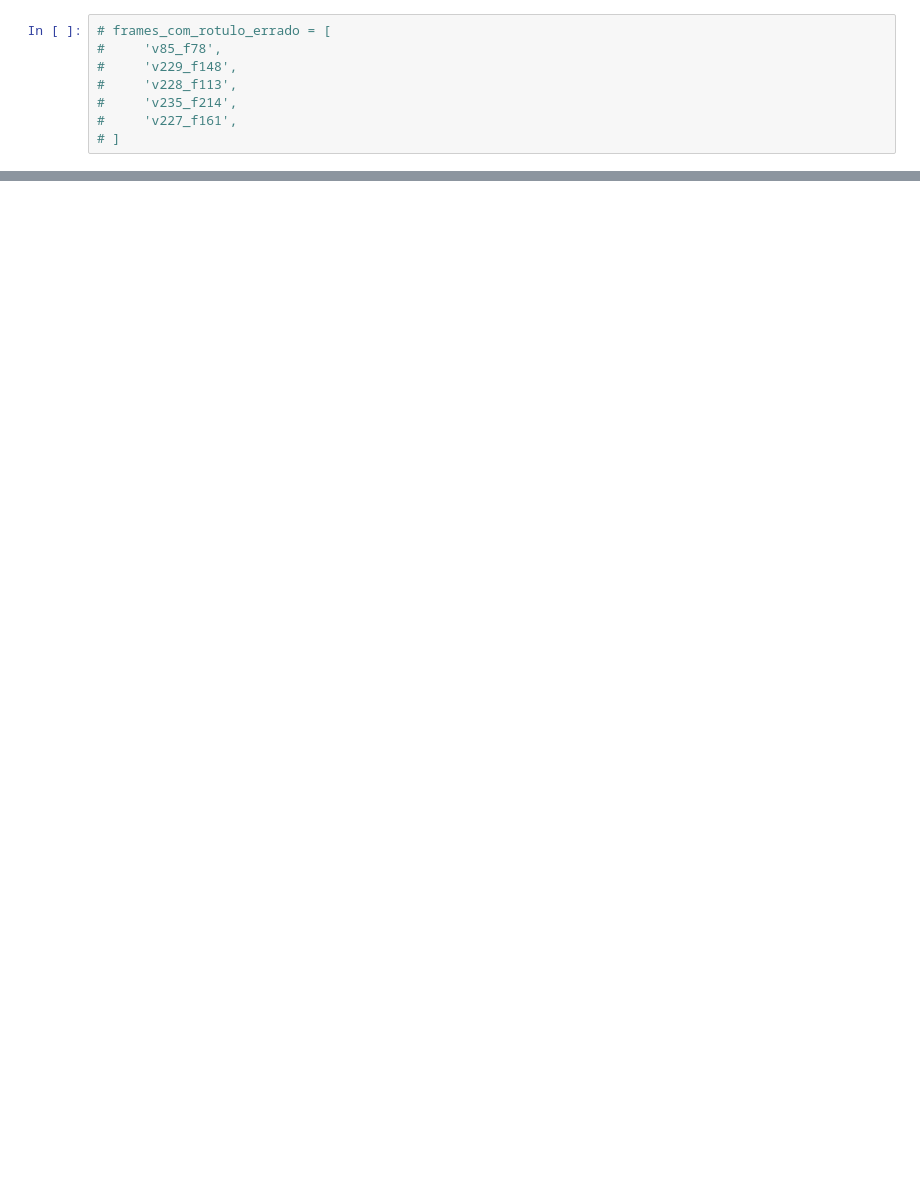
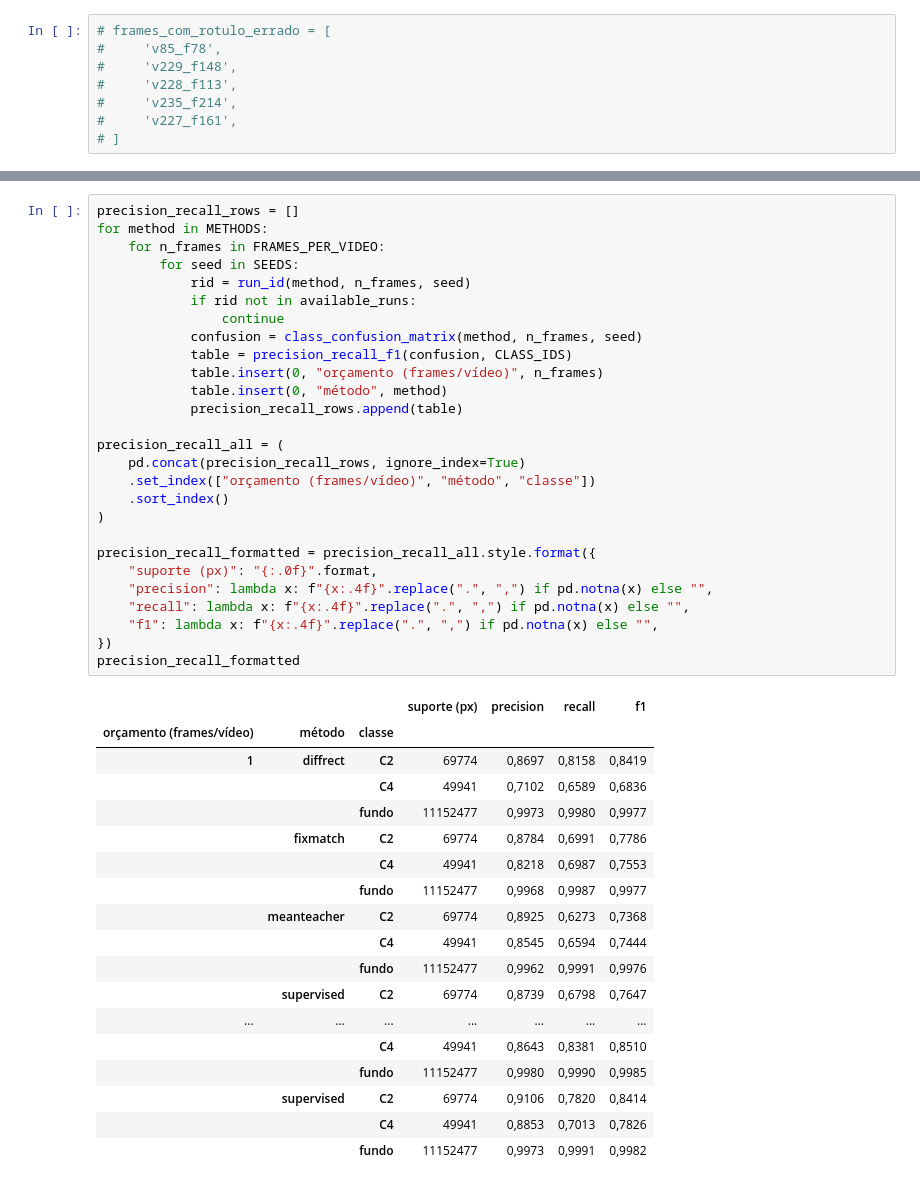
Before and after one commit to caioseda/vfss-seg-benchmark, a Jupyter notebook: notebooks/hyphotesis_testing/experiment_1_does_ssl_helps_frames_per_video.ipynb, the cells around one changed output, grey strips where cells are left out. Cells and saved outputs as stored; diff of their text form; blank space fills up the shorter version.

```diff
--- a/notebooks/hyphotesis_testing/experiment_1_does_ssl_helps_frames_per_video.ipynb
+++ b/notebooks/hyphotesis_testing/experiment_1_does_ssl_helps_frames_per_video.ipynb
@@ -1644,0 +1827,46 @@ HBox(children=(FloatSlider(value=1.0, continuous_update=False, description='zoom
+# %%
+precision_recall_rows = []
+for method in METHODS:
+    for n_frames in FRAMES_PER_VIDEO:
+        for seed in SEEDS:
+            rid = run_id(method, n_frames, seed)
+            if rid not in available_runs:
+                continue
+            confusion = class_confusion_matrix(method, n_frames, seed)
+            table = precision_recall_f1(confusion, CLASS_IDS)
+            table.insert(0, "orçamento (frames/vídeo)", n_frames)
+            table.insert(0, "método", method)
+            precision_recall_rows.append(table)
+
+precision_recall_all = (
+    pd.concat(precision_recall_rows, ignore_index=True)
+    .set_index(["orçamento (frames/vídeo)", "método", "classe"])
+    .sort_index()
+)
+
+precision_recall_formatted = precision_recall_all.style.format({
+    "suporte (px)": "{:.0f}".format,
+    "precision": lambda x: f"{x:.4f}".replace(".", ",") if pd.notna(x) else "",
+    "recall": lambda x: f"{x:.4f}".replace(".", ",") if pd.notna(x) else "",
+    "f1": lambda x: f"{x:.4f}".replace(".", ",") if pd.notna(x) else "",
+})
+precision_recall_formatted
+# %% [output]
+|  |  |  | suporte (px) | precision | recall | f1 |
+| orçamento (frames/vídeo) | método | classe |  |  |  |  |
+| 1 | diffrect | C2 | 69774 | 0,8697 | 0,8158 | 0,8419 |
+|  |  | C4 | 49941 | 0,7102 | 0,6589 | 0,6836 |
+|  |  | fundo | 11152477 | 0,9973 | 0,9980 | 0,9977 |
+|  | fixmatch | C2 | 69774 | 0,8784 | 0,6991 | 0,7786 |
+|  |  | C4 | 49941 | 0,8218 | 0,6987 | 0,7553 |
+|  |  | fundo | 11152477 | 0,9968 | 0,9987 | 0,9977 |
+|  | meanteacher | C2 | 69774 | 0,8925 | 0,6273 | 0,7368 |
+|  |  | C4 | 49941 | 0,8545 | 0,6594 | 0,7444 |
+|  |  | fundo | 11152477 | 0,9962 | 0,9991 | 0,9976 |
+|  | supervised | C2 | 69774 | 0,8739 | 0,6798 | 0,7647 |
+| ... | ... | ... | ... | ... | ... | ... |
+|  |  | C4 | 49941 | 0,8643 | 0,8381 | 0,8510 |
+|  |  | fundo | 11152477 | 0,9980 | 0,9990 | 0,9985 |
+|  | supervised | C2 | 69774 | 0,9106 | 0,7820 | 0,8414 |
+|  |  | C4 | 49941 | 0,8853 | 0,7013 | 0,7826 |
+|  |  | fundo | 11152477 | 0,9973 | 0,9991 | 0,9982 |
```
Also changed, not shown: parts of 10 cells of this notebook, 57 other files.
